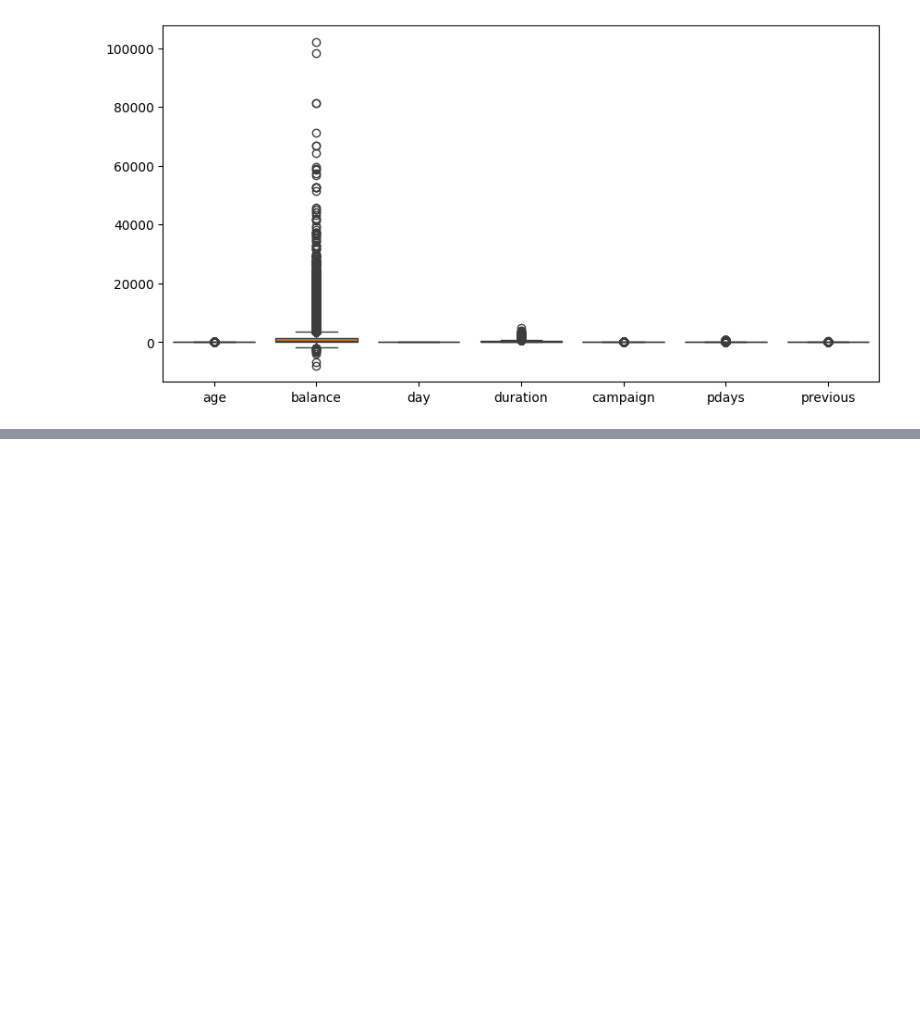
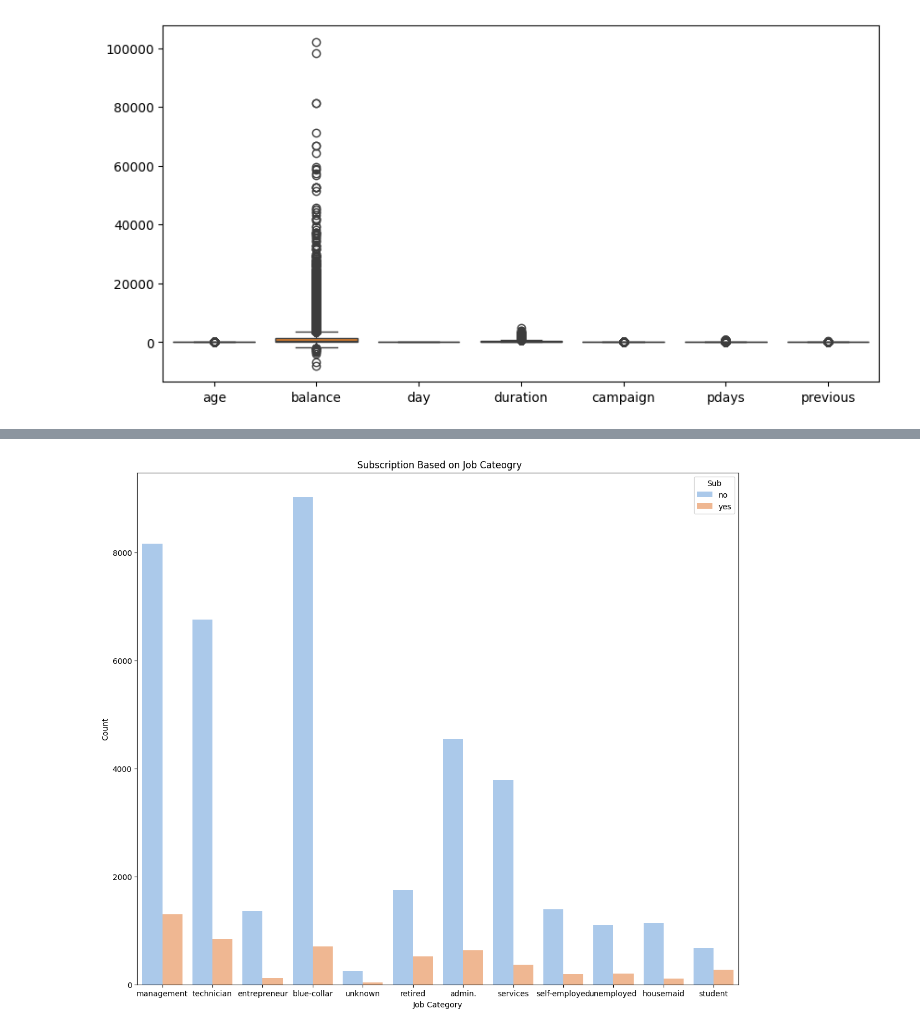
Before and after one commit to zeemanzak/Predictive-Analysis-for-Client-Subscription, a Jupyter notebook: notebook/main.ipynb, the cells around one changed output, grey strips where cells are left out. Cells and saved outputs as stored; diff of their text form; code cells hidden in the pictures; blank space fills up the shorter version.

```diff
--- a/notebook/main.ipynb
+++ b/notebook/main.ipynb
@@ -277,0 +416,11 @@ sub Rate: 0.0
+# %%
+# Plotting the stacked bar chart
+plt.figure(figsize=(14, 12))
+sns.countplot(x='job', hue='y', data=train_df, palette='pastel')
+plt.title(' Subscription Based on Job Cateogry')
+plt.xlabel('Job Category')
+plt.ylabel('Count')
+plt.legend(title='Sub', loc='upper right')
+plt.show()
+# %% [output]
+[figure, added]
```
Also changed, not shown: parts of 15 cells of this notebook.
